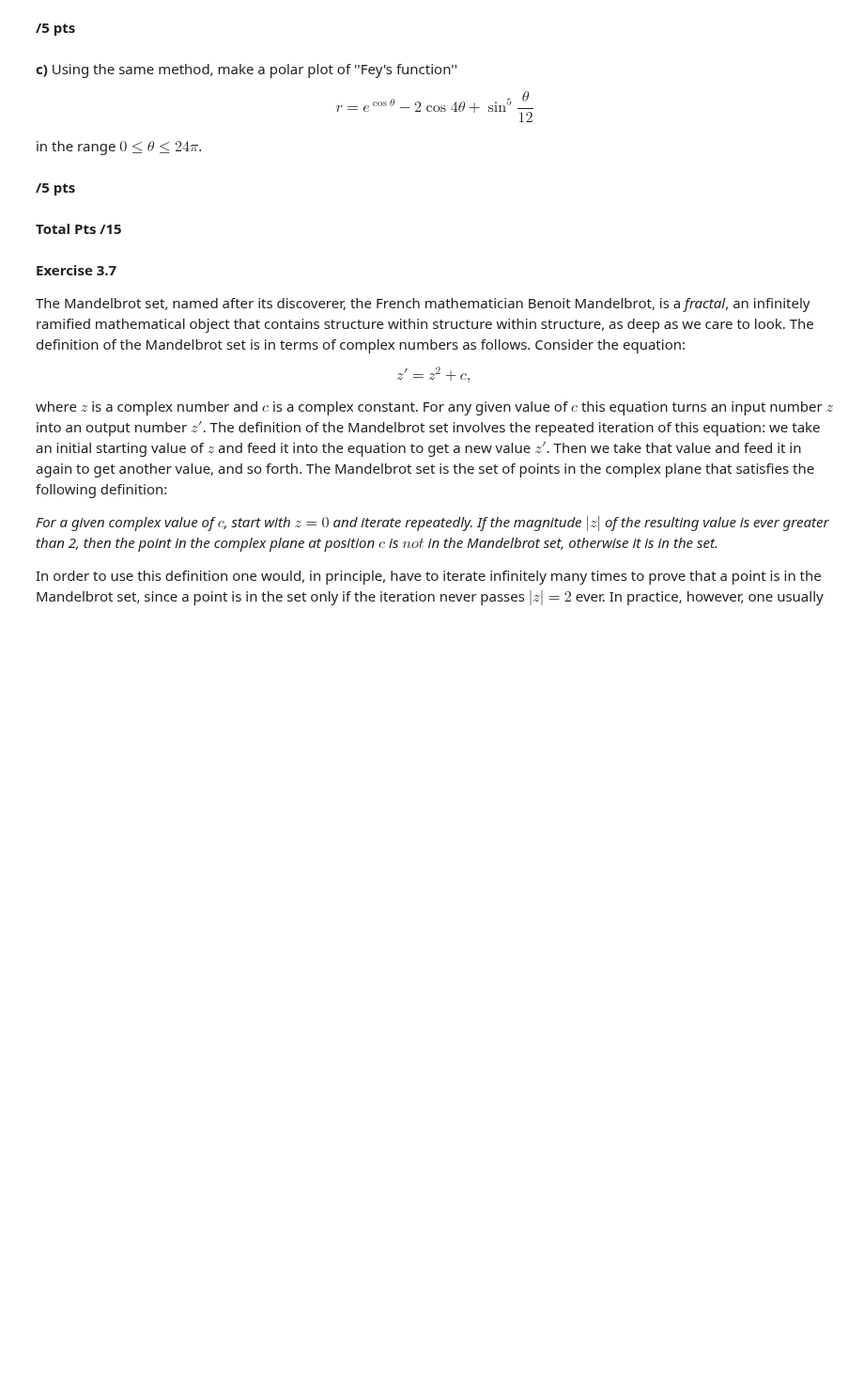
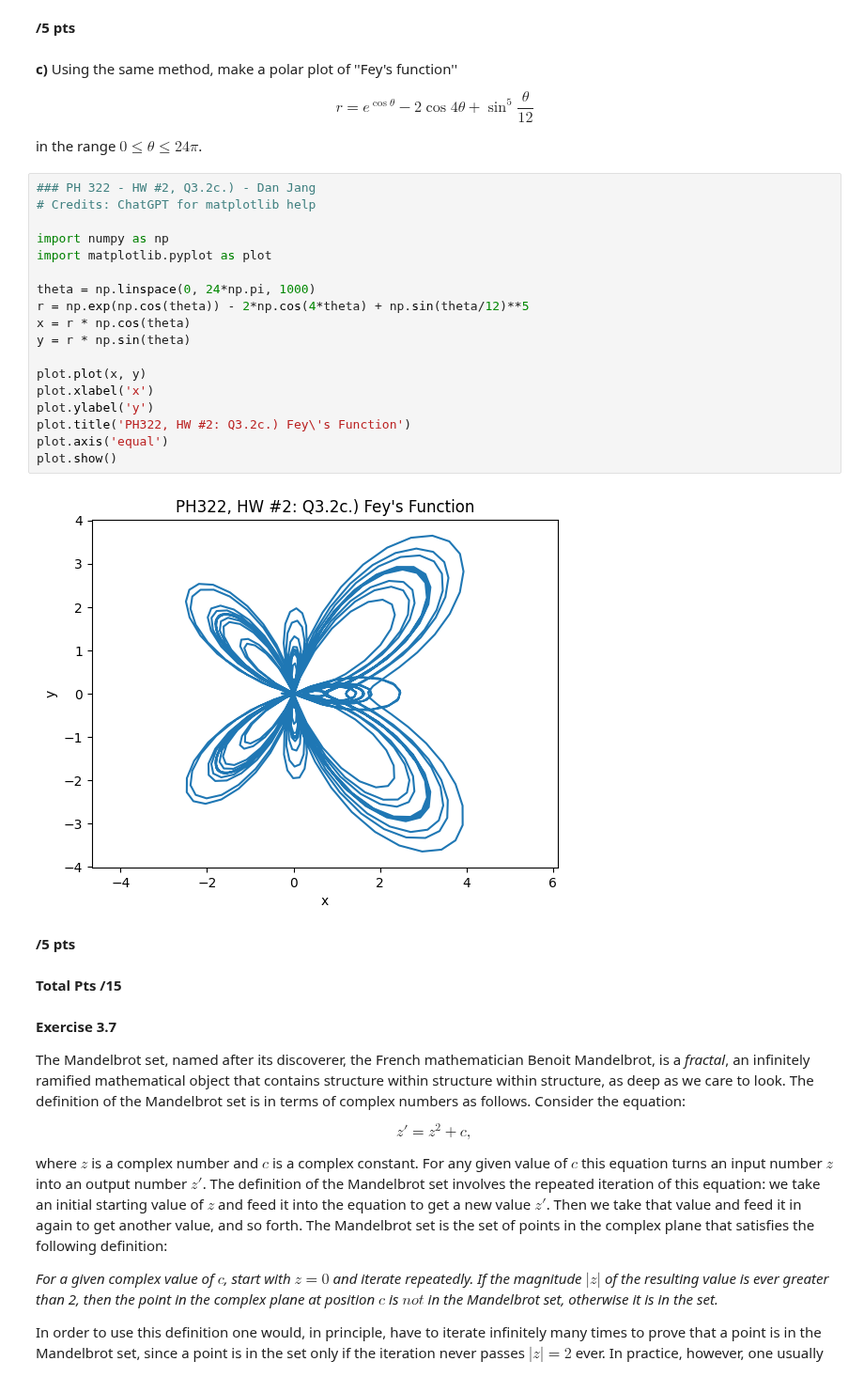
Before and after one commit to DebuggerDan/ph322-computational-physics-sp23, a Jupyter notebook: hw_2_notebook.ipynb, the cells around one changed output. Shown at 94% size. Saved outputs shown, nothing was run; the diff lists cells and outputs as text; blank space fills up the shorter version.

```diff
--- a/hw_2_notebook.ipynb
+++ b/hw_2_notebook.ipynb
@@ -411,6 +431,26 @@ r = e^{\cos\theta} - 2 \cos 4\theta + \sin^5 \frac{\theta}{12}
 \end{equation*}
 
 in the range $0\le\theta\le24\pi$.
+# %%
+### PH 322 - HW #2, Q3.2c.) - Dan Jang
+# Credits: ChatGPT for matplotlib help
+
+import numpy as np
+import matplotlib.pyplot as plot
+
+theta = np.linspace(0, 24*np.pi, 1000)
+r = np.exp(np.cos(theta)) - 2*np.cos(4*theta) + np.sin(theta/12)**5
+x = r * np.cos(theta)
+y = r * np.sin(theta)
+
+plot.plot(x, y)
+plot.xlabel('x')
+plot.ylabel('y')
+plot.title('PH322, HW #2: Q3.2c.) Fey\'s Function')
+plot.axis('equal')
+plot.show()
+# %% [output]
+[figure, added]
 # %% [markdown]
 **/5 pts**
 # %% [markdown]
```
Also changed, not shown: parts of 3 cells of this notebook.
